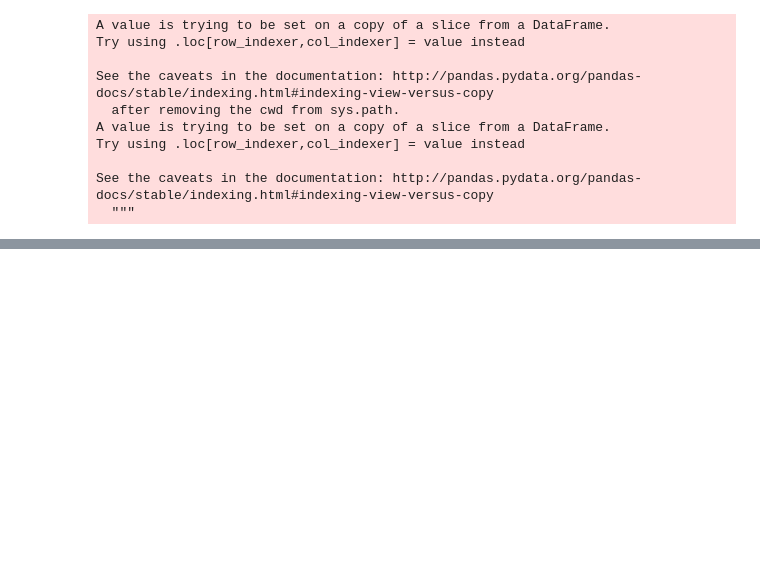
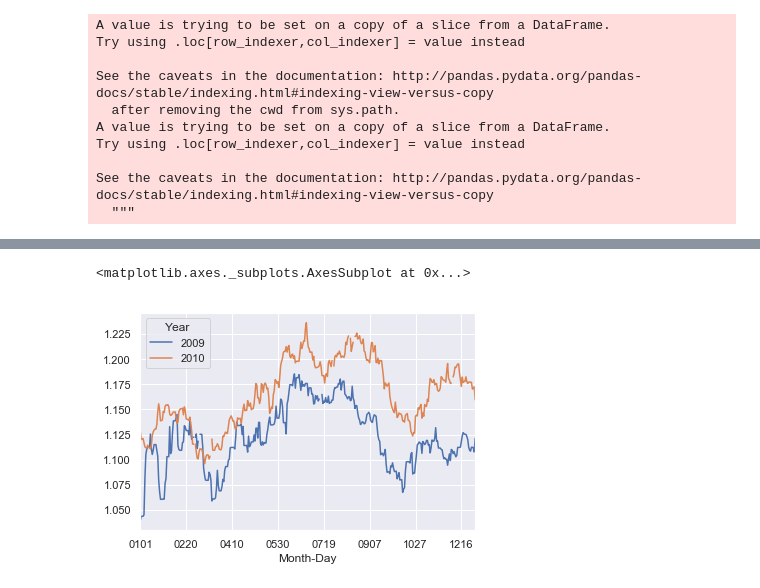
Before and after one commit to BESSRGIT/Spcd_Projects, a Jupyter notebook: FX_GBP_EUR_History.ipynb, the cells around one changed output, grey strips where cells are left out. Saved outputs shown, nothing was run; the diff lists cells and outputs as text; code cells hidden in the pictures; blank space fills up the shorter version.

Commit message:
Display first graphs

```diff
--- a/FX_GBP_EUR_History.ipynb
+++ b/FX_GBP_EUR_History.ipynb
@@ -142,0 +190,5 @@ See the caveats in the documentation: http://pandas.pydata.org/pandas-docs/stabl
+# %%
+fx_pre['Conversion_op2'][[2009, 2010]].plot()
+# %% [output]
+<matplotlib.axes._subplots.AxesSubplot at 0x...>
+[figure, added]
```
Also changed, not shown: parts of 9 cells of this notebook.
